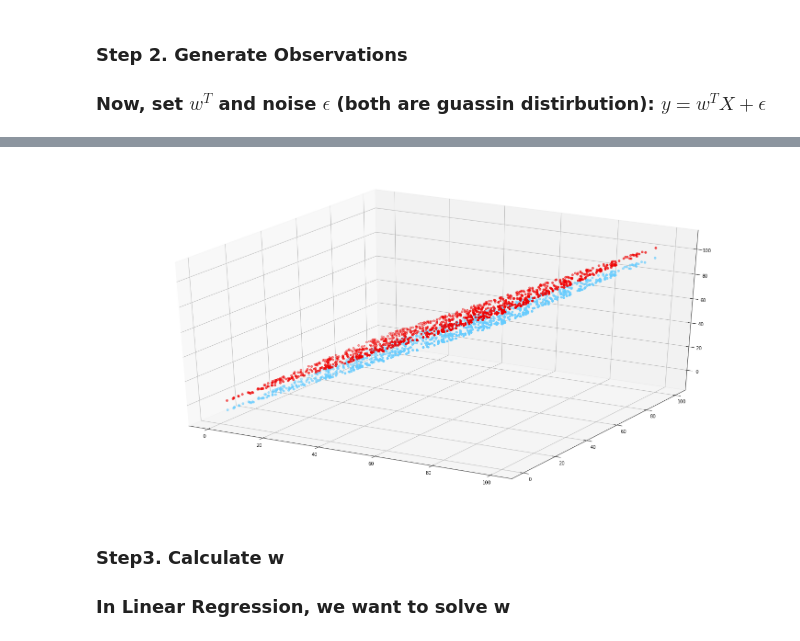
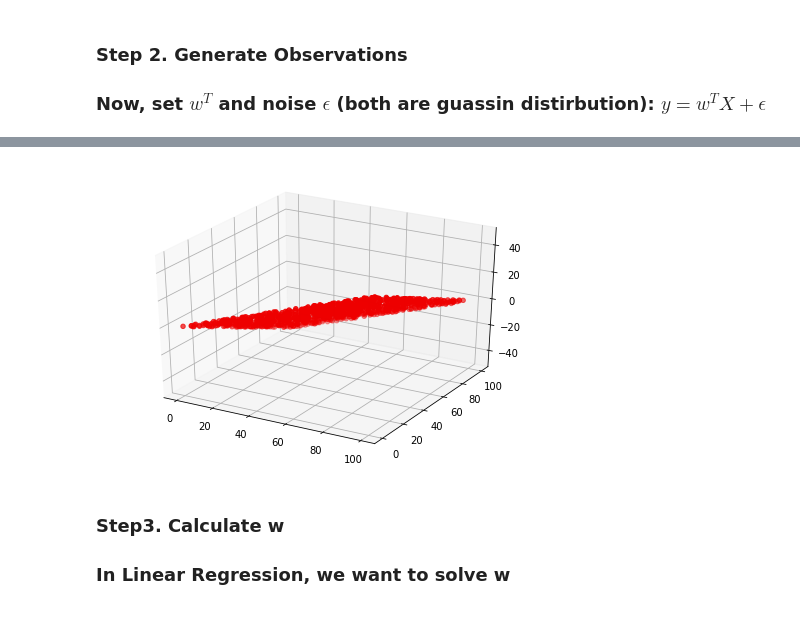
Before and after one commit to AkatsukiSirius/Machine-Learning-Notes, a Jupyter notebook: Lec 2. Linear Regression.ipynb, the cells around one changed output, grey strips where cells are left out. Drawn from its saved outputs; the diff is of its cells as text; code cells hidden in the pictures.

```diff
--- a/Lec 2. Linear Regression.ipynb
+++ b/Lec 2. Linear Regression.ipynb
@@ -249,12 +235,11 @@ plt.scatter(X[0,:],X[1,:],y, color = '#66ccff')
 # %%
 fig2 = plt.figure()
 ax = plt.subplot(111)
 ax = Axes3D(fig2)
 ax.scatter(X[0,:],X[1,:],y0,color ='#EE0000')
-ax.scatter(X[0,:],X[1,:],y, color = '#66ccff')
 plt.show()
 # %% [output]
-[figure, old version]
+[figure, new version]
 # %% [markdown]
 ### Step3. Calculate w
 
```
Also changed, not shown: parts of 111 cells of this notebook.
